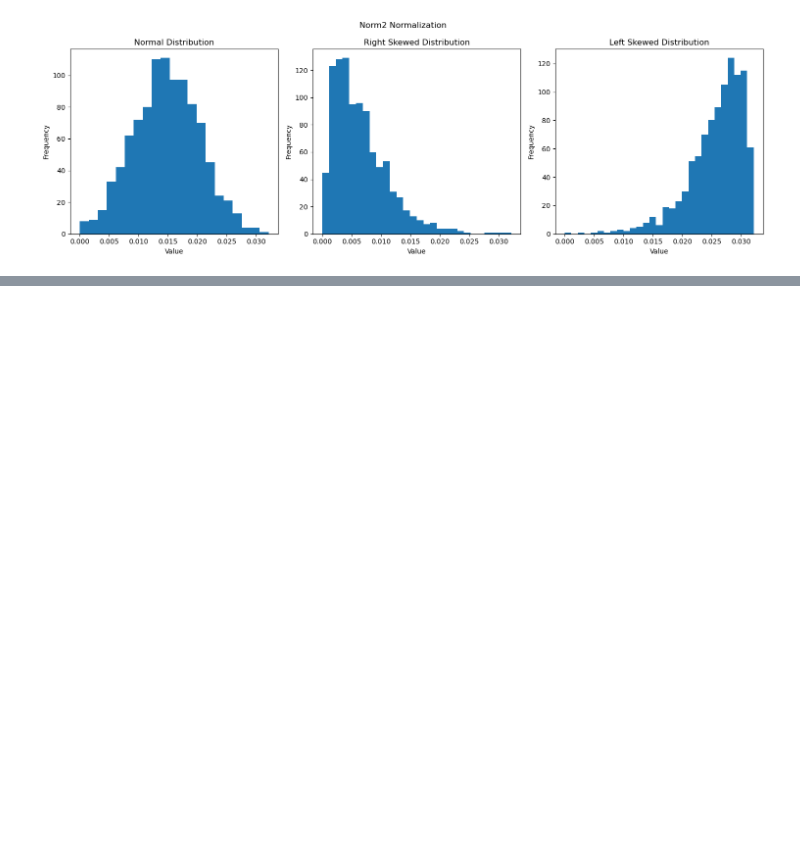
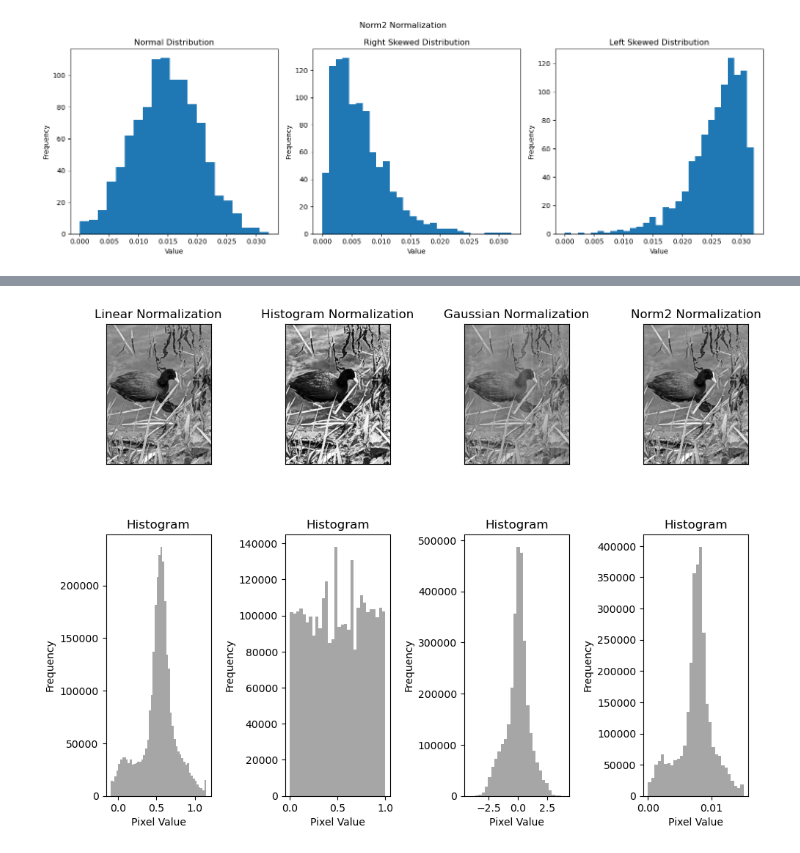
Before and after one commit to maxsivertsen/maxsivertsen.github.io, a Jupyter notebook: normalization_techniques.ipynb, the cells around one changed output, grey strips where cells are left out. Drawn from its saved outputs; the diff is of its cells as text; code cells hidden in the pictures; blank space fills up the shorter version.

```diff
--- a/normalization_techniques.ipynb
+++ b/normalization_techniques.ipynb
@@ -202,0 +312,82 @@ plot_histogram(norm2_normalization_array, titles, norm_type = 'Norm2 Normalizati
+# %%
+def flatten_image(array):
+
+    flatten_image = array.flatten()
+
+    return flatten_image
+# %%
+# Linear Normalization
+ln = linear_normalization(g2)
+print(type(ln))
+f_img = flatten_image(ln)
+
+# Histogram Normalization
+histo_norm = histogram_normalization(g2)
+print(type(histo_norm))
+f_img_hn = flatten_image(histo_norm)
+
+# Gaussian Normalization
+gn = gaussian_normalization(g2)
+print(type(gn))
+f_img_gn = flatten_image(gn)
+
+# Norm2 Normalization
+n2n = norm2_normalization(g2)
+print(type(n2n))
+f_img_n2n = flatten_image(n2n)
+
+# Create a figure and axes for subplots
+fig, axes = plt.subplots(2, 4, figsize=(10, 8))
+
+# Plot each image on its corresponding subplot and turn off axis labels
+axes[0, 0].imshow(ln, cmap='gray')
+axes[0, 0].set_title('Linear Normalization')
+axes[0, 0].set_xticks([])
+axes[0, 0].set_yticks([])
+
+# Plot histogram
+axes[1, 0].hist(f_img, bins=50, range=(min(f_img), max(f_img)), color='gray', alpha=0.7)
+axes[1, 0].set_title('Histogram')
+axes[1, 0].set_xlabel('Pixel Value')
+axes[1, 0].set_ylabel('Frequency')
+
+axes[0, 1].imshow(histo_norm, cmap='gray')
+axes[0, 1].set_title('Histogram Normalization')
+axes[0, 1].set_xticks([])
+axes[0, 1].set_yticks([])
+
+# Plot histogram
+axes[1, 1].hist(f_img_hn, bins=30, range=(min(f_img_hn), max(f_img_hn)), color='gray', alpha=0.7)
+axes[1, 1].set_title('Histogram')
+axes[1, 1].set_xlabel('Pixel Value')
+axes[1, 1].set_ylabel('Frequency')
+
+axes[0, 2].imshow(gn, cmap='gray')
+axes[0, 2].set_title('Gaussian Normalization')
+axes[0, 2].set_xticks([])
+axes[0, 2].set_yticks([])
+
+# Plot histogram
+axes[1, 2].hist(f_img_gn, bins=30, range=(min(f_img_gn), max(f_img_gn)), color='gray', alpha=0.7)
+axes[1, 2].set_title('Histogram')
+axes[1, 2].set_xlabel('Pixel Value')
+axes[1, 2].set_ylabel('Frequency')
+
+axes[0, 3].imshow(n2n, cmap='gray')
+axes[0, 3].set_title('Norm2 Normalization')
+axes[0, 3].set_xticks([])
+axes[0, 3].set_yticks([])
+# Plot histogram
+axes[1, 3].hist(f_img_n2n, bins=30, range=(min(f_img_n2n), max(f_img_n2n)), color='gray', alpha=0.7)
+axes[1, 3].set_title('Histogram')
+axes[1, 3].set_xlabel('Pixel Value')
+axes[1, 3].set_ylabel('Frequency')
+
+# Adjust layout to prevent overlap
+plt.tight_layout()
+
+plt.savefig("Additional-normalizations.jpeg")
+
+# Display the plot
+plt.show()
+# %% [output]
@@ -202,0 +398 @@ plot_histogram(norm2_normalization_array, titles, norm_type = 'Norm2 Normalizati
+[figure, added]
```
Also changed, not shown: parts of 9 cells of this notebook, 6 other files.
